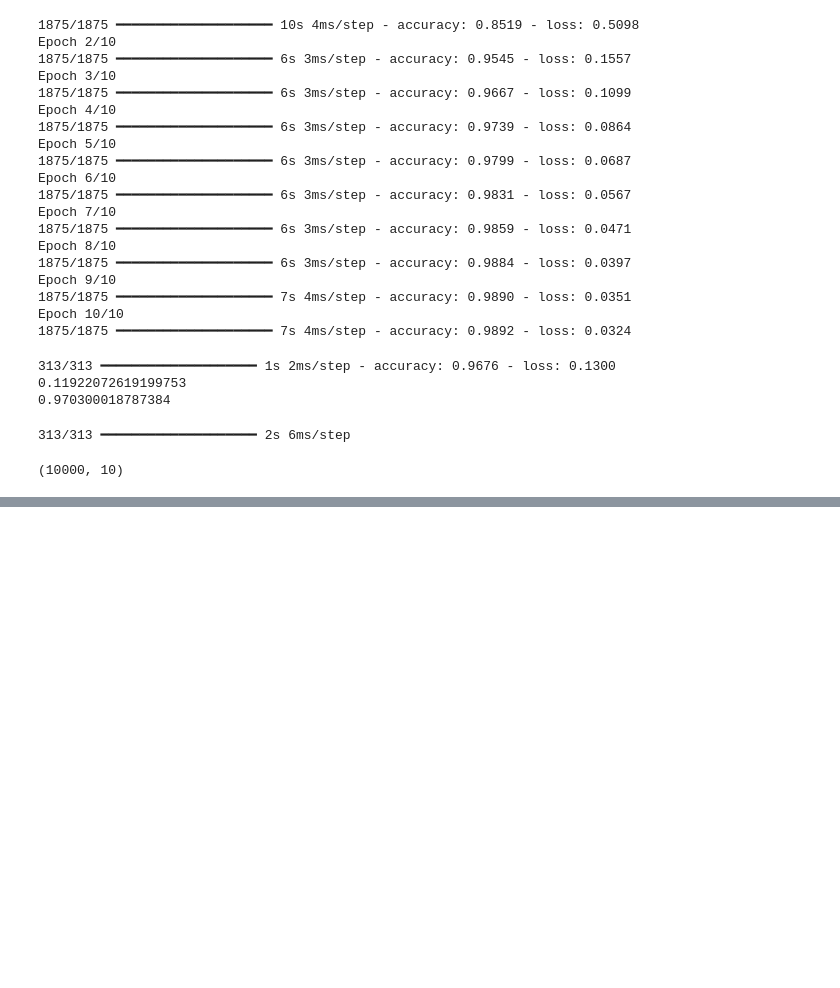
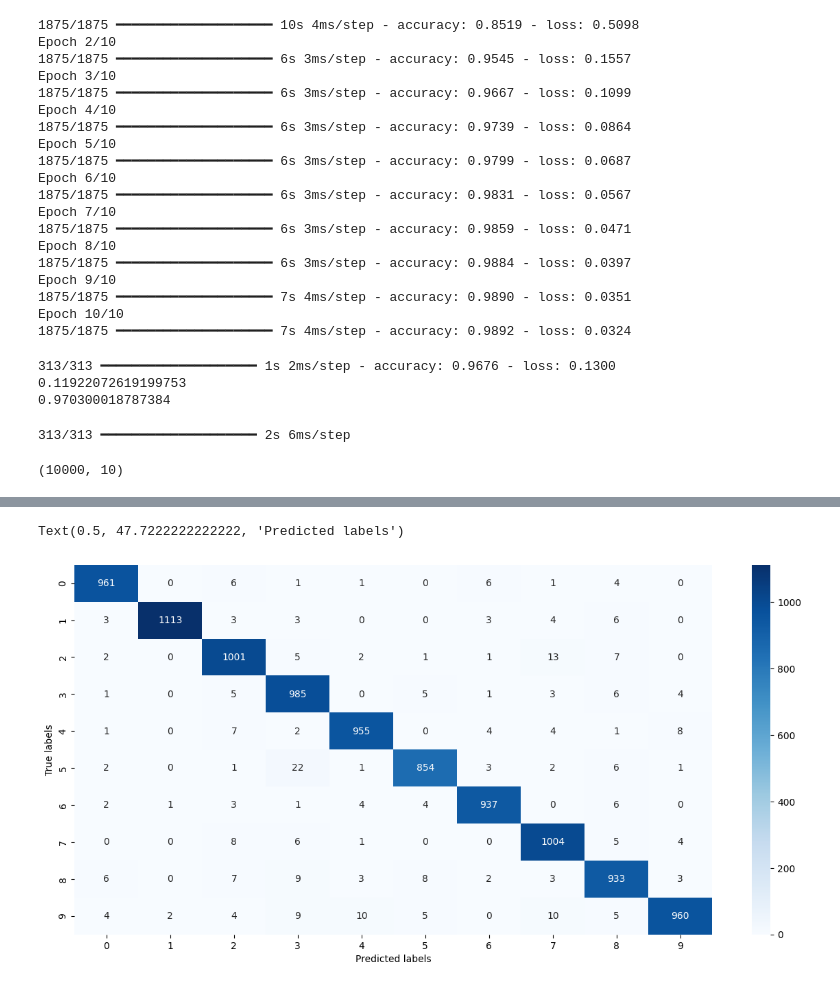
Before and after one commit to kamijoseph/Digit-Classification, a Jupyter notebook: mnist_clf.ipynb, the cells around one changed output, grey strips where cells are left out. Cells and saved outputs as stored; diff of their text form; code cells hidden in the pictures; blank space fills up the shorter version.

Commit message:
confusion matrix

```diff
--- a/mnist_clf.ipynb
+++ b/mnist_clf.ipynb
@@ -132,3 +132,7 @@ y_pred = model.predict(X_test)
 print(y_pred.shape)
 # %% [output]
 (10000, 10)
+# %%
+# converting class probabilities into class
+y_pred_labels = [int(np.argmax(i)) for i in y_pred]
+print(y_pred_labels)
@@ -134,0 +141,3 @@ print(y_pred.shape)
+# %%
+conf_matrix = confusion_matrix(y_test, y_pred_labels)
+print(conf_matrix)
@@ -134,0 +156,8 @@ print(y_pred.shape)
+# %%
+plt.figure(figsize=(15, 7))
+sns.heatmap(conf_matrix, annot=True, fmt="d", cmap="Blues")
+plt.ylabel("True labels")
+plt.xlabel("Predicted labels")
+# %% [output]
+Text(0.5, 47.7222222222222, 'Predicted labels')
+[figure, added]
```
Also changed, not shown: parts of 2 cells of this notebook.
